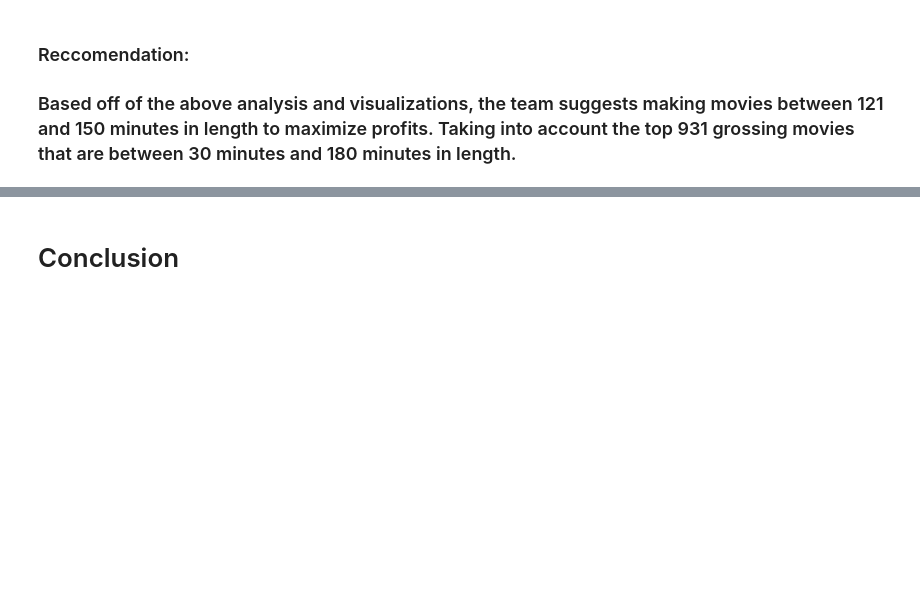
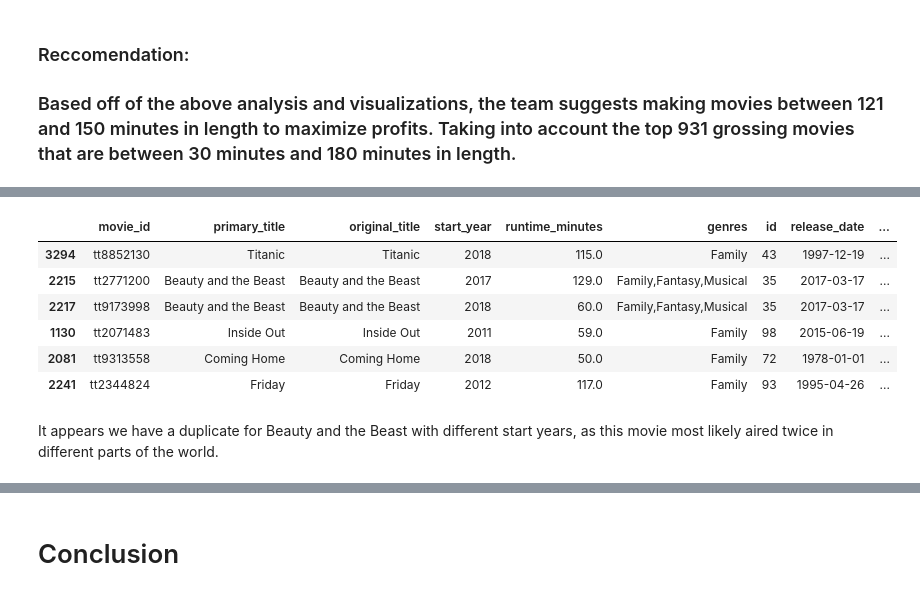
Before and after one commit to harte3/Flatiron-Capstone-Group-2, a Jupyter notebook: Final Notebook.ipynb, the cells around one changed output, grey strips where cells are left out. Cells and saved outputs as stored; diff of their text form; code cells hidden in the pictures; blank space fills up the shorter version.

```diff
--- a/Final Notebook.ipynb
+++ b/Final Notebook.ipynb
@@ -866,0 +1061,13 @@ plt.legend(handles=[patch1, patch2, patch3, patch4, patch5], fontsize = 14) # cr
+# %%
+top_family = movies_df[(movies_df['main_genre'] == 'Family')]
+top_family.sort_values(by='domestic_gross', ascending=False).head(6)
+# %% [output]
+|  | movie_id | primary_title | original_title | start_year | runtime_minutes | genres | id | release_date | ... |
+| 3294 | tt8852130 | Titanic | Titanic | 2018 | 115.0 | Family | 43 | 1997-12-19 | ... |
+| 2215 | tt2771200 | Beauty and the Beast | Beauty and the Beast | 2017 | 129.0 | Family,Fantasy,Musical | 35 | 2017-03-17 | ... |
+| 2217 | tt9173998 | Beauty and the Beast | Beauty and the Beast | 2018 | 60.0 | Family,Fantasy,Musical | 35 | 2017-03-17 | ... |
+| 1130 | tt2071483 | Inside Out | Inside Out | 2011 | 59.0 | Family | 98 | 2015-06-19 | ... |
+| 2081 | tt9313558 | Coming Home | Coming Home | 2018 | 50.0 | Family | 72 | 1978-01-01 | ... |
+| 2241 | tt2344824 | Friday | Friday | 2012 | 117.0 | Family | 93 | 1995-04-26 | ... |
+# %% [markdown]
+It appears we have a duplicate for Beauty and the Beast with different start years, as this movie most likely aired twice in different parts of the world.
```
Also changed, not shown: parts of 46 cells of this notebook, 1 other file.
